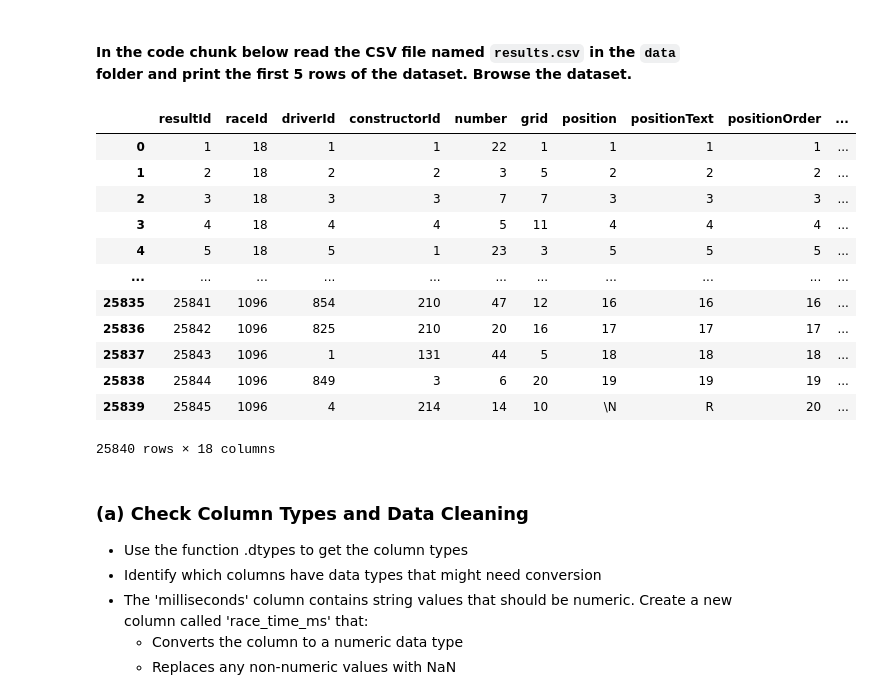
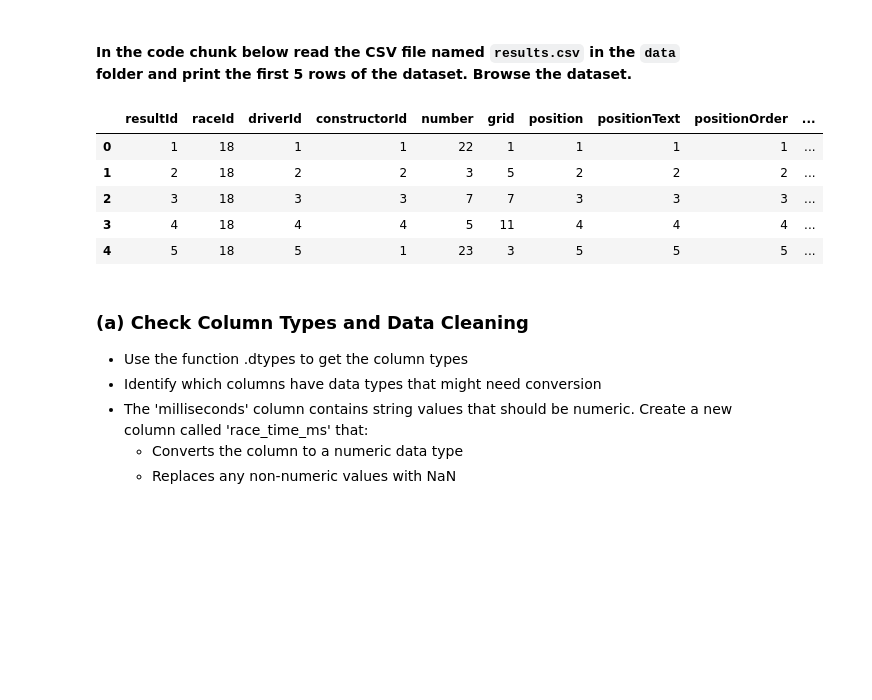
Before and after one commit to chris-tinad/qtm151spring2025, a Jupyter notebook: assignment7/assignment7.ipynb, the cells around one changed output. Drawn from its saved outputs; the diff is of its cells as text; code cells hidden in the pictures; blank space fills up the shorter version.

```diff
--- a/assignment7/assignment7.ipynb
+++ b/assignment7/assignment7.ipynb
@@ -21,21 +21,14 @@ import matplotlib.pyplot as plt
 #### In the code chunk below read the CSV file named `results.csv` in the `data` <br> folder and print the first 5 rows of the dataset. Browse the dataset.
 # %%
 data=pd.read_csv("data/results.csv")
-display(data)
+display(data.head(5))
 # %% [output]
 |  | resultId | raceId | driverId | constructorId | number | grid | position | positionText | positionOrder | ... |
 | 0 | 1 | 18 | 1 | 1 | 22 | 1 | 1 | 1 | 1 | ... |
 | 1 | 2 | 18 | 2 | 2 | 3 | 5 | 2 | 2 | 2 | ... |
 | 2 | 3 | 18 | 3 | 3 | 7 | 7 | 3 | 3 | 3 | ... |
 | 3 | 4 | 18 | 4 | 4 | 5 | 11 | 4 | 4 | 4 | ... |
 | 4 | 5 | 18 | 5 | 1 | 23 | 3 | 5 | 5 | 5 | ... |
-| ... | ... | ... | ... | ... | ... | ... | ... | ... | ... | ... |
-| 25835 | 25841 | 1096 | 854 | 210 | 47 | 12 | 16 | 16 | 16 | ... |
-| 25836 | 25842 | 1096 | 825 | 210 | 20 | 16 | 17 | 17 | 17 | ... |
-| 25837 | 25843 | 1096 | 1 | 131 | 44 | 5 | 18 | 18 | 18 | ... |
-| 25838 | 25844 | 1096 | 849 | 3 | 6 | 20 | 19 | 19 | 19 | ... |
-| 25839 | 25845 | 1096 | 4 | 214 | 14 | 10 | \N | R | 20 | ... |
-25840 rows × 18 columns
 # %% [markdown]
 ### (a)  Check Column Types and Data Cleaning
 
```
Also changed, not shown: parts of 3 cells of this notebook.
